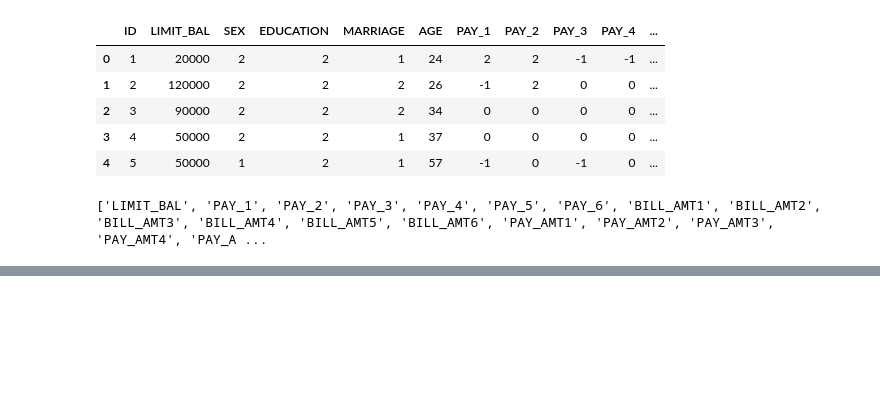
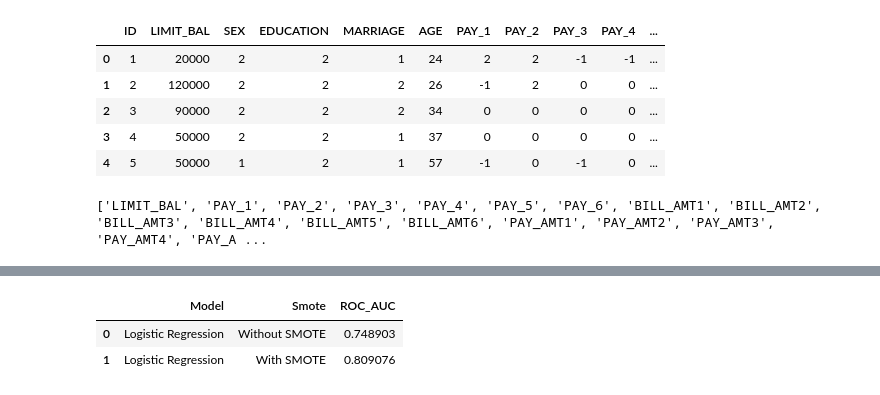
Before and after one commit to AnshRockstar/Credit-Card-Default-Analysis, a Jupyter notebook: Credit_Card_Default_Prediction_Capstone_Projectipynb.ipynb, the cells around one changed output, grey strips where cells are left out. Saved outputs shown, nothing was run; the diff lists cells and outputs as text; code cells hidden in the pictures; blank space fills up the shorter version.

```diff
--- a/Credit_Card_Default_Prediction_Capstone_Projectipynb.ipynb
+++ b/Credit_Card_Default_Prediction_Capstone_Projectipynb.ipynb
@@ -446,0 +479,38 @@ print(num_cols)
+# %%
+def rescaling(X_train, X_test, numerical_cols):
+
+    # Make copies of dataset
+    X_train_std = X_train.copy()
+    X_test_std = X_test.copy()
+
+    # Apply standardization on numerical features only
+    for i in numerical_cols:
+        scl = StandardScaler().fit(X_train_std[[i]])     # fit on training data columns
+        X_train_std[i] = scl.transform(X_train_std[[i]]) # transform the training data columns
+        X_test_std[i] = scl.transform(X_test_std[[i]])   # transform the testing data columns
+
+    return X_train_std,X_test_std
+# %%
+def logistic_regression(imbalance=False):
+
+  X_train, X_test, y_train, y_test=data_split(X,y,imbalance=imbalance)
+  X_train_std,X_test_std=rescaling(X_train,X_test,numerical_cols = num_cols)
+  #print(X_train_std)
+  clf_lr = LogisticRegression(random_state=42)
+  clf_lr.fit(X_train_std, y_train)
+  scores = cross_val_score(clf_lr, X_train_std, y_train, scoring ="roc_auc", cv = 5)
+  roc_auc_lr = np.mean(scores)
+
+  if imbalance:
+    return "Logistic Regression","With SMOTE",roc_auc_lr
+  else:
+    return "Logistic Regression","Without SMOTE",roc_auc_lr
+
+model_result=[]
+model_result.append(logistic_regression())
+model_result.append(logistic_regression(imbalance=True))
+pd.DataFrame(model_result,columns=['Model','Smote','ROC_AUC'])
+# %% [output]
+|  | Model | Smote | ROC_AUC |
+| 0 | Logistic Regression | Without SMOTE | 0.748903 |
+| 1 | Logistic Regression | With SMOTE | 0.809076 |
```
Also changed, not shown: parts of 2 cells of this notebook.
